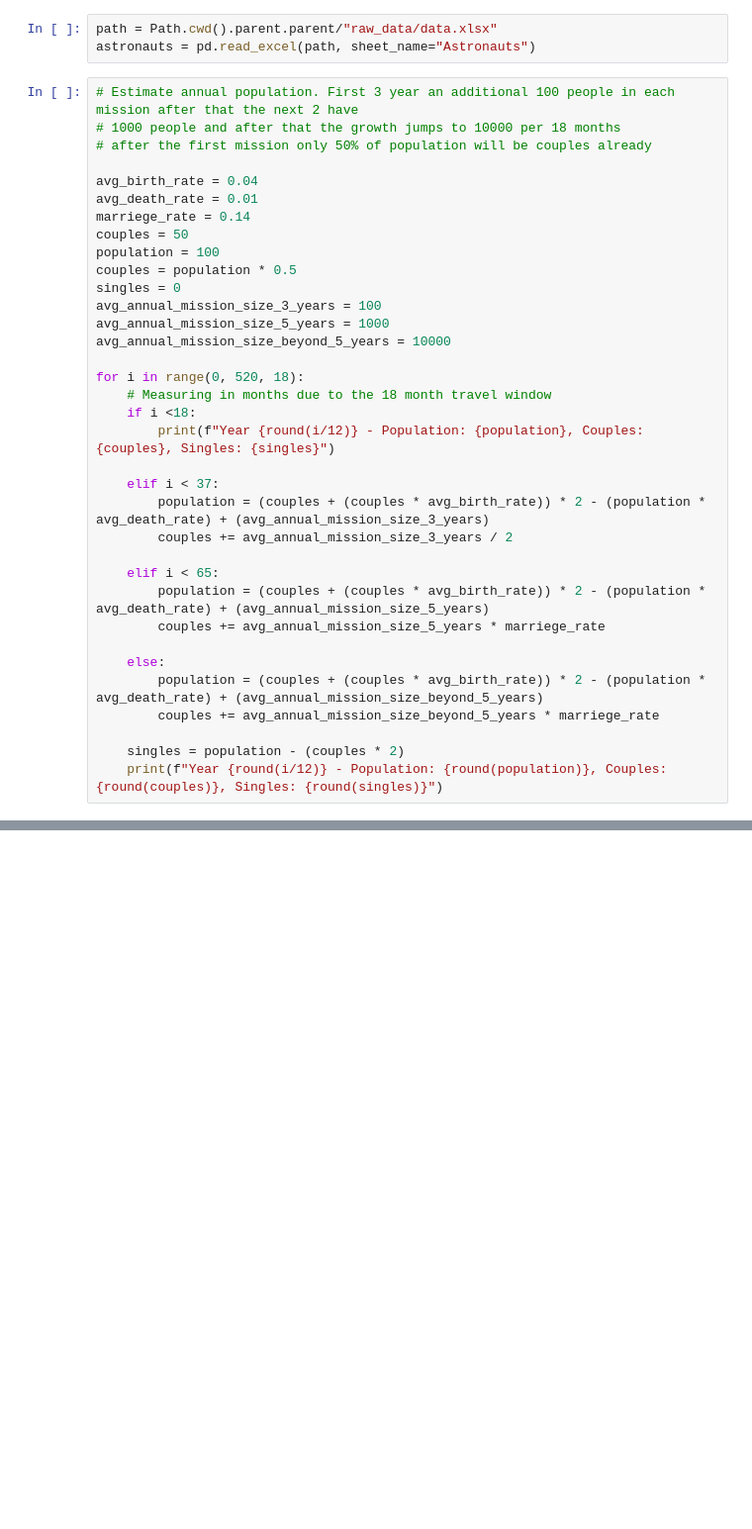
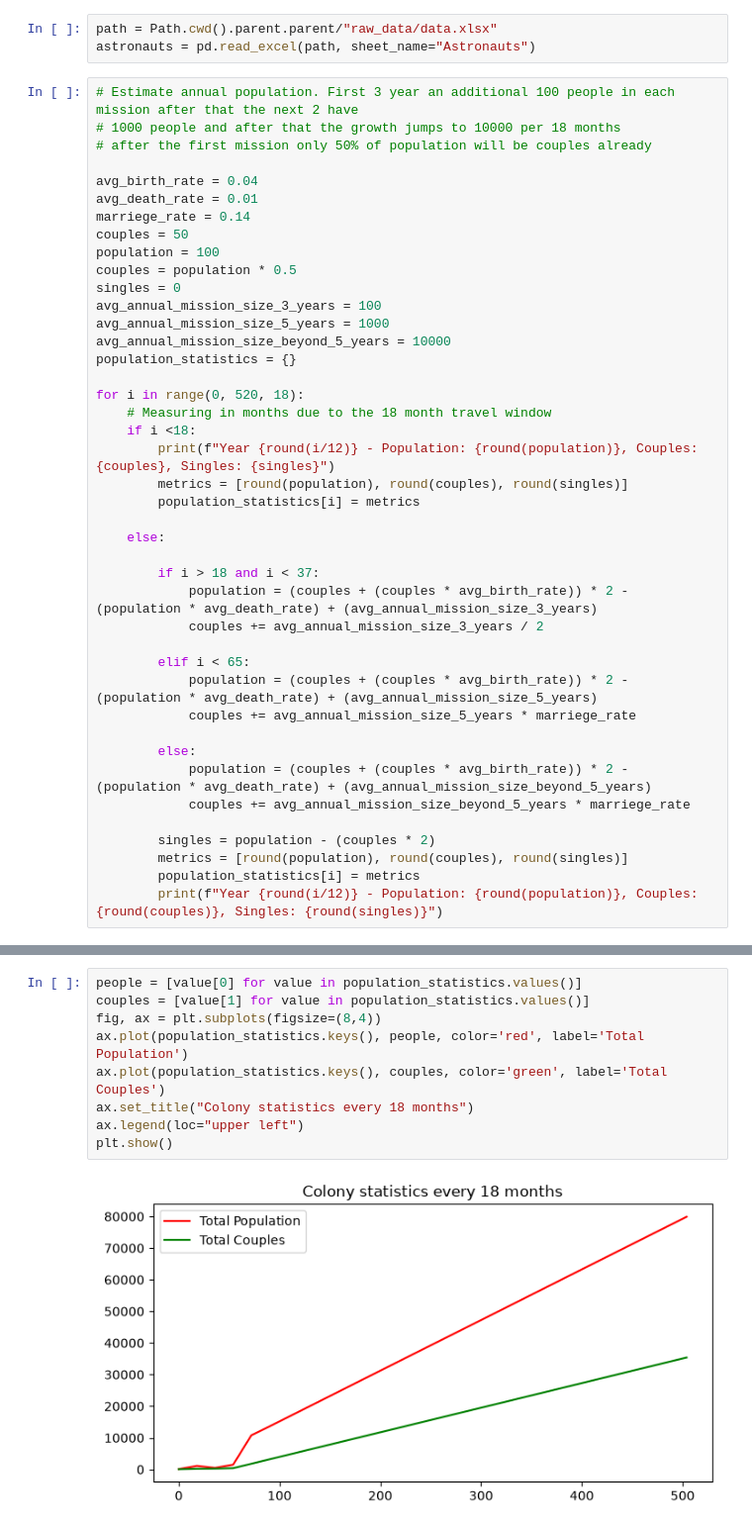
Before and after one commit to DeanDro/space_simulation, a Jupyter notebook: backend/notebooks/01_colony_baseline_and_runway.ipynb, the cells around one changed output, grey strips where cells are left out. Shown at 99% size. Saved outputs shown, nothing was run; the diff lists cells and outputs as text; blank space fills up the shorter version.

Commit message:
Working on population projections

```diff
--- a/backend/notebooks/01_colony_baseline_and_runway.ipynb
+++ b/backend/notebooks/01_colony_baseline_and_runway.ipynb
@@ -21,25 +21,32 @@ singles = 0
 avg_annual_mission_size_3_years = 100
 avg_annual_mission_size_5_years = 1000
 avg_annual_mission_size_beyond_5_years = 10000
+population_statistics = {}
 
 for i in range(0, 520, 18):
     # Measuring in months due to the 18 month travel window
     if i <18:
-        print(f"Year {round(i/12)} - Population: {population}, Couples: {couples}, Singles: {singles}")
-
-    elif i < 37:
-        population = (couples + (couples * avg_birth_rate)) * 2 - (population * avg_death_rate) + (avg_annual_mission_size_3_years)
-        couples += avg_annual_mission_size_3_years / 2
-
-    elif i < 65:
-        population = (couples + (couples * avg_birth_rate)) * 2 - (population * avg_death_rate) + (avg_annual_mission_size_5_years)
-        couples += avg_annual_mission_size_5_years * marriege_rate
+        print(f"Year {round(i/12)} - Population: {round(population)}, Couples: {couples}, Singles: {singles}")
+        metrics = [round(population), round(couples), round(singles)]
+        population_statistics[i] = metrics
 
     else:
-        population = (couples + (couples * avg_birth_rate)) * 2 - (population * avg_death_rate) + (avg_annual_mission_size_beyond_5_years)
-        couples += avg_annual_mission_size_beyond_5_years * marriege_rate
 
-    singles = population - (couples * 2)
-    print(f"Year {round(i/12)} - Population: {round(population)}, Couples: {round(couples)}, Singles: {round(singles)}")
+        if i > 18 and i < 37:
+            population = (couples + (couples * avg_birth_rate)) * 2 - (population * avg_death_rate) + (avg_annual_mission_size_3_years)
+            couples += avg_annual_mission_size_3_years / 2
+
+        elif i < 65:
+            population = (couples + (couples * avg_birth_rate)) * 2 - (population * avg_death_rate) + (avg_annual_mission_size_5_years)
+            couples += avg_annual_mission_size_5_years * marriege_rate
+
+        else:
+            population = (couples + (couples * avg_birth_rate)) * 2 - (population * avg_death_rate) + (avg_annual_mission_size_beyond_5_years)
+            couples += avg_annual_mission_size_beyond_5_years * marriege_rate
+
+        singles = population - (couples * 2)
+        metrics = [round(population), round(couples), round(singles)]
+        population_statistics[i] = metrics
+        print(f"Year {round(i/12)} - Population: {round(population)}, Couples: {round(couples)}, Singles: {round(singles)}")
 # %% [output]
 Year 0 - Population: 100, Couples: 50.0, Singles: 0
@@ -61,0 +69,11 @@ Year 42 - Population: 79723, Couples: 35290, Singles: 9143
+# %%
+people = [value[0] for value in population_statistics.values()]
+couples = [value[1] for value in population_statistics.values()]
+fig, ax = plt.subplots(figsize=(8,4))
+ax.plot(population_statistics.keys(), people, color='red', label='Total Population')
+ax.plot(population_statistics.keys(), couples, color='green', label='Total Couples')
+ax.set_title("Colony statistics every 18 months")
+ax.legend(loc="upper left")
+plt.show()
+# %% [output]
+[figure, added]
```
Also changed, not shown: parts of 1 cell of this notebook.
